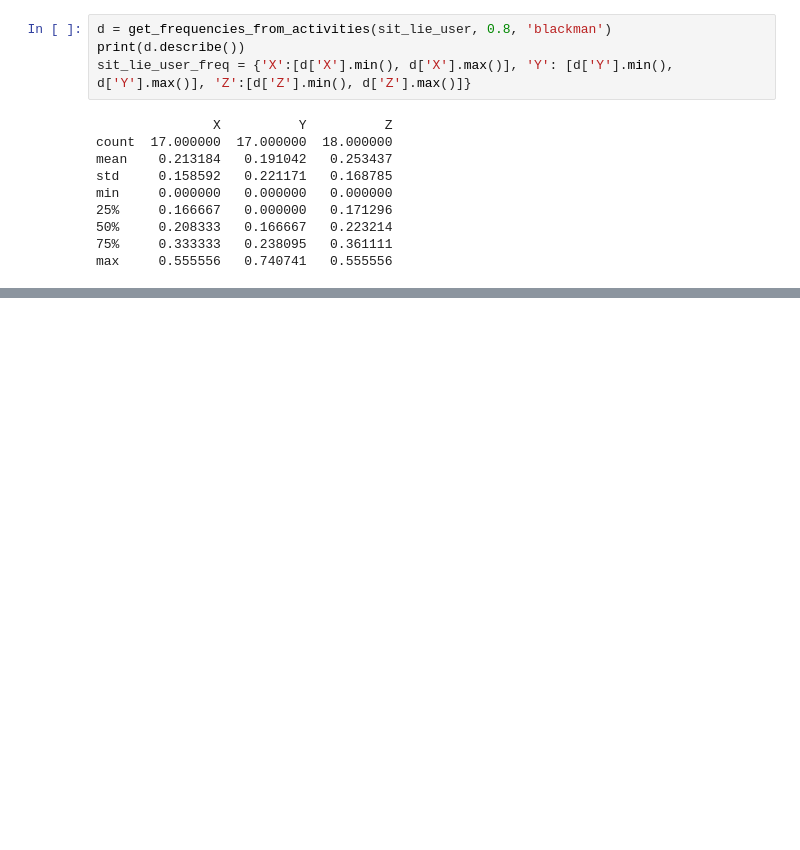
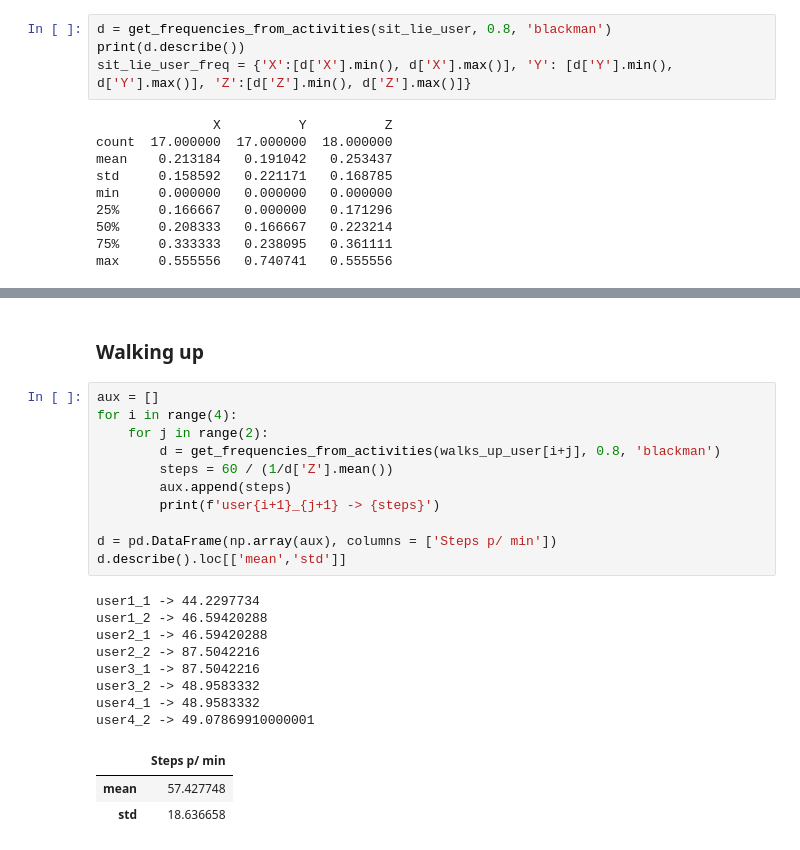
Before and after one commit to joelpoliveira/ProjetoATD, a Jupyter notebook: Main/main_tomas.ipynb, the cells around one changed output, grey strips where cells are left out. Saved outputs shown, nothing was run; the diff lists cells and outputs as text; blank space fills up the shorter version.

```diff
--- a/Main/main_tomas.ipynb
+++ b/Main/main_tomas.ipynb
@@ -1558,0 +1568,25 @@ max     0.555556   0.740741   0.555556
+# %% [markdown]
+### Walking up
+# %%
+aux = []
+for i in range(4):
+    for j in range(2):
+        d = get_frequencies_from_activities(walks_up_user[i+j], 0.8, 'blackman')
+        steps = 60 / (1/d['Z'].mean())
+        aux.append(steps)
+        print(f'user{i+1}_{j+1} -> {steps}')
+
+d = pd.DataFrame(np.array(aux), columns = ['Steps p/ min'])
+d.describe().loc[['mean','std']]
+# %% [output]
+user1_1 -> 44.2297734
+user1_2 -> 46.59420288
+user2_1 -> 46.59420288
+user2_2 -> 87.5042216
+user3_1 -> 87.5042216
+user3_2 -> 48.9583332
+user4_1 -> 48.9583332
+user4_2 -> 49.07869910000001
+|  | Steps p/ min |
+| mean | 57.427748 |
+| std | 18.636658 |
```
Also changed, not shown: parts of 7 cells of this notebook.
